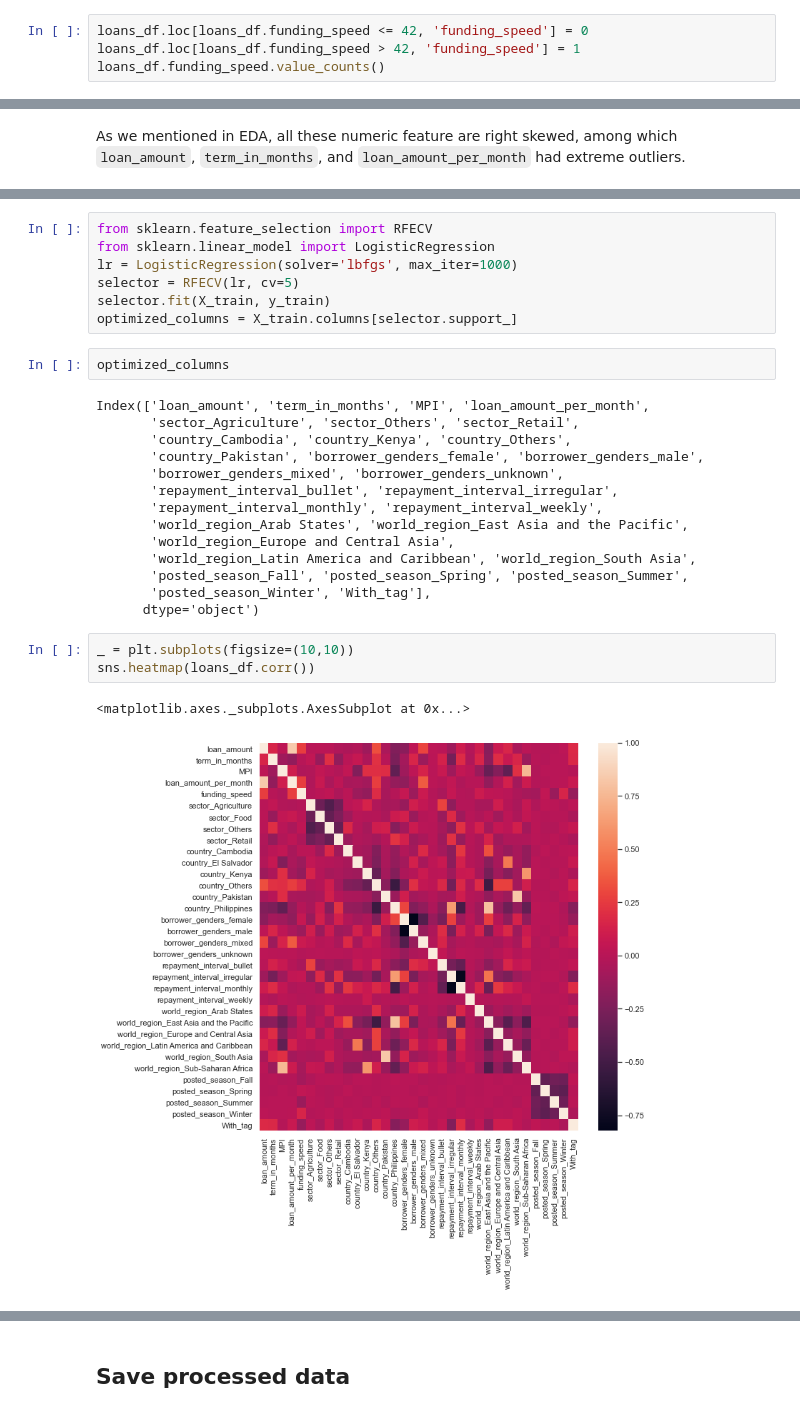
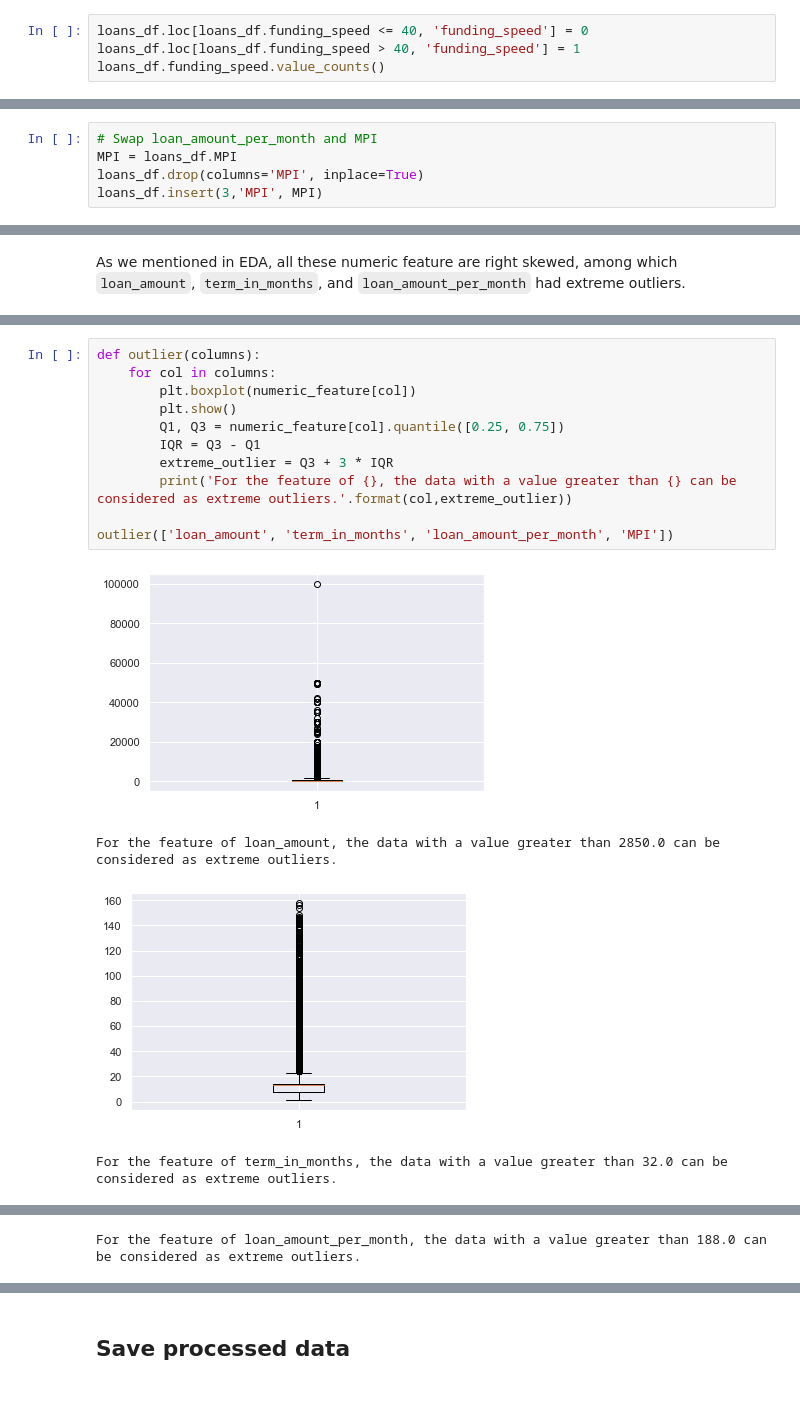
Before and after one commit to lasayin/Crowdfunding-on-Kiva-Platform, a Jupyter notebook: Kiva_Crowdfunding_Preprocessing.ipynb, the cells around one changed output, grey strips where cells are left out. Saved outputs shown, nothing was run; the diff lists cells and outputs as text.

Commit message:
Compare different ways to process numeric features; Use RFECV to select the most important features

```diff
--- a/Kiva_Crowdfunding_Preprocessing.ipynb
+++ b/Kiva_Crowdfunding_Preprocessing.ipynb
@@ -104,5 +113,5 @@ Here, we set the threshold of funding speed at the median, i.e., $42 per day. So
 # %%
-loans_df.loc[loans_df.funding_speed <= 42, 'funding_speed'] = 0
-loans_df.loc[loans_df.funding_speed > 42, 'funding_speed'] = 1
+loans_df.loc[loans_df.funding_speed <= 40, 'funding_speed'] = 0
+loans_df.loc[loans_df.funding_speed > 40, 'funding_speed'] = 1
 loans_df.funding_speed.value_counts()
 # %% [output]
@@ -311 +350,6 @@ dummy_category = pd.concat([dummy_category, dummy_category_drop_first], axis=1)
+# %%
+# Swap loan_amount_per_month and MPI
+MPI = loans_df.MPI
+loans_df.drop(columns='MPI', inplace=True)
+loans_df.insert(3,'MPI', MPI)
 # %%
@@ -440,29 +401,16 @@ X_test[numeric_columns].describe()
-# %%
-from sklearn.feature_selection import RFECV
-from sklearn.linear_model import LogisticRegression
-lr = LogisticRegression(solver='lbfgs', max_iter=1000)
-selector = RFECV(lr, cv=5)
-selector.fit(X_train, y_train)
-optimized_columns = X_train.columns[selector.support_]
-# %%
-optimized_columns
-# %% [output]
-Index(['loan_amount', 'term_in_months', 'MPI', 'loan_amount_per_month',
-       'sector_Agriculture', 'sector_Others', 'sector_Retail',
-       'country_Cambodia', 'country_Kenya', 'country_Others',
-       'country_Pakistan', 'borrower_genders_female', 'borrower_genders_male',
-       'borrower_genders_mixed', 'borrower_genders_unknown',
-       'repayment_interval_bullet', 'repayment_interval_irregular',
-       'repayment_interval_monthly', 'repayment_interval_weekly',
-       'world_region_Arab States', 'world_region_East Asia and the Pacific',
-       'world_region_Europe and Central Asia',
-       'world_region_Latin America and Caribbean', 'world_region_South Asia',
-       'posted_season_Fall', 'posted_season_Spring', 'posted_season_Summer',
-       'posted_season_Winter', 'With_tag'],
-      dtype='object')
-# %%
-_ = plt.subplots(figsize=(10,10))
-sns.heatmap(loans_df.corr())
-# %% [output]
-<matplotlib.axes._subplots.AxesSubplot at 0x...>
-[figure, removed]
+# %%
+def outlier(columns):
+    for col in columns:
+        plt.boxplot(numeric_feature[col])
+        plt.show()
+        Q1, Q3 = numeric_feature[col].quantile([0.25, 0.75])
+        IQR = Q3 - Q1
+        extreme_outlier = Q3 + 3 * IQR
+        print('For the feature of {}, the data with a value greater than {} can be considered as extreme outliers.'.format(col,extreme_outlier))
+
+outlier(['loan_amount', 'term_in_months', 'loan_amount_per_month', 'MPI'])
+# %% [output]
+[figure, added]
+For the feature of loan_amount, the data with a value greater than 2850.0 can be considered as extreme outliers.
+[figure, added]
+For the feature of term_in_months, the data with a value greater than 32.0 can be considered as extreme outliers.
@@ -468,0 +418 @@ sns.heatmap(loans_df.corr())
+For the feature of loan_amount_per_month, the data with a value greater than 188.0 can be considered as extreme outliers.
```
Also changed, not shown: parts of 103 cells of this notebook.
